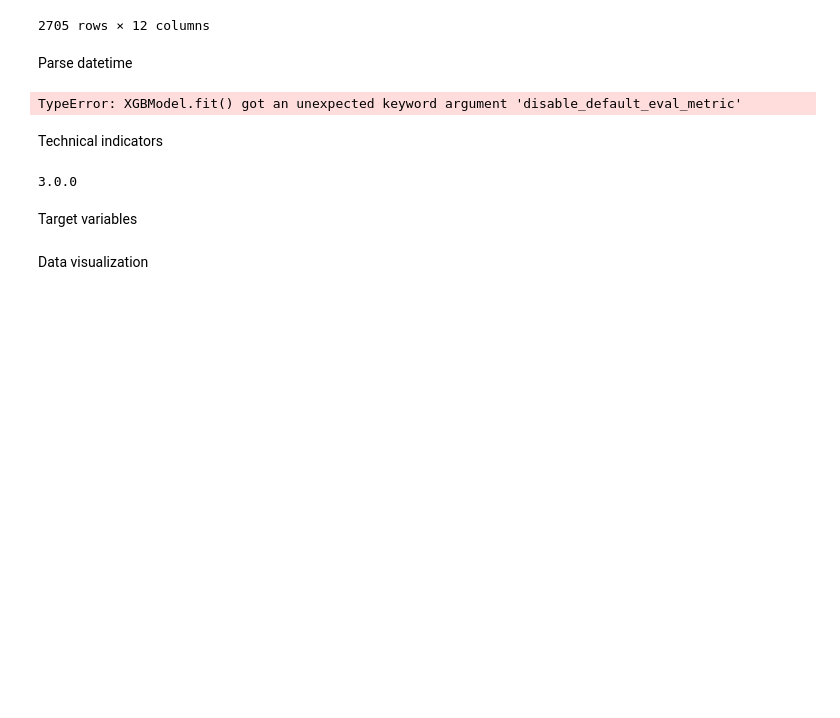
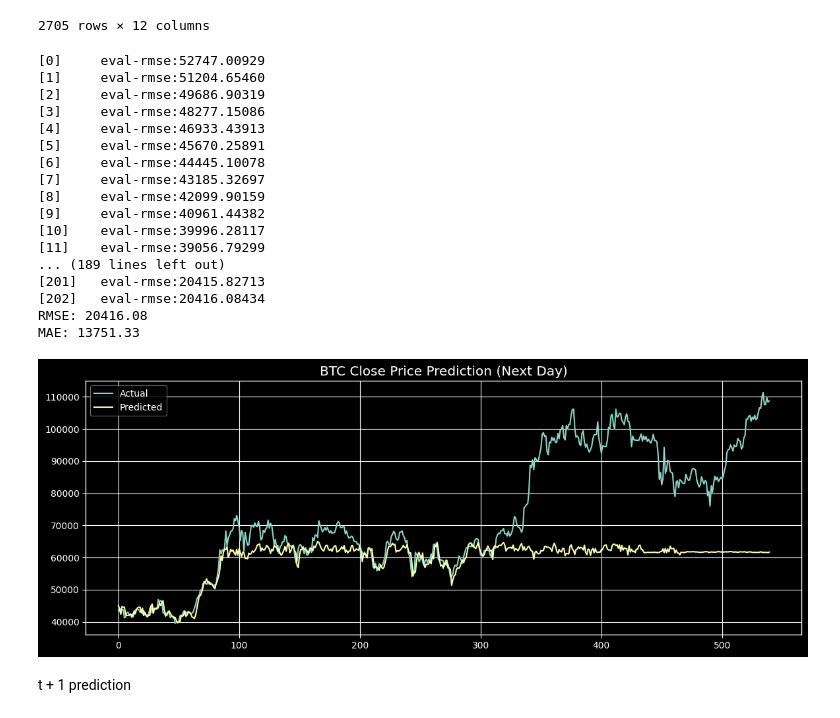
Before and after one commit to dineshmc1/Btc-prediction-using-XGBoost, a Jupyter notebook: main.ipynb, the cells around one changed output. Drawn from its saved outputs; the diff is of its cells as text; code cells hidden in the pictures; blank space fills up the shorter version.

```diff
--- a/main.ipynb
+++ b/main.ipynb
@@ -105,8 +105,6 @@ df.isna()
 | 2703 | False | False | False | False | False | False | False | False | ... |
 | 2704 | False | False | False | False | False | False | False | False | ... |
 2705 rows × 12 columns
-# %% [markdown]
-Parse datetime
 # %%
 df['Open time'] = pd.to_datetime(df['Open time'])
 df.sort_values('Open time', inplace=True)
@@ -132,56 +130,69 @@ df['month'] = df['Open time'].dt.month
 df_model = df.dropna().copy()
 
 # Drop unused columns
 drop_cols = ['Open time', 'Close time', 'Ignore', 'target_t+1']
 features = df_model.drop(columns=drop_cols + ['target_t+1']).columns.tolist()
 
 # Define features and target
 X = df_model[features]
 y = df_model['target_t+1']
 
 split_idx = int(len(X) * 0.8)
 X_train, X_test = X.iloc[:split_idx], X.iloc[split_idx:]
 y_train, y_test = y.iloc[:split_idx], y.iloc[split_idx:]
 
-model = XGBRegressor(
-    n_estimators=300,
-    max_depth=5,
-    learning_rate=0.05,
-    subsample=0.8,
-    colsample_bytree=0.8,
-    random_state=42
+dtrain = xgb.DMatrix(X_train, label=y_train)
+dtest = xgb.DMatrix(X_test, label=y_test)
+
+params = {
+    'max_depth': 5,
+    'eta': 0.05,
+    'subsample': 0.8,
+    'colsample_bytree': 0.8,
+    'objective': 'reg:squarederror',
+    'eval_metric': 'rmse'
+}
+
+model = xgb.train(
+    params=params,
+    dtrain=dtrain,
+    num_boost_round=300,
+    evals=[(dtest, "eval")],
+    callbacks=[EarlyStopping(rounds=20)]
 )
 
-model.fit(X_train, y_train,
-          eval_set=[(X_test, y_test)],
-          eval_metric="rmse",
-          callbacks=[EarlyStopping(rounds=20)],
-          verbose=False)
-
-y_pred = model.predict(X_test)
+y_pred = model.predict(dtest)
 rmse = np.sqrt(mean_squared_error(y_test, y_pred))
 mae = mean_absolute_error(y_test, y_pred)
 
 print(f"RMSE: {rmse:.2f}")
 print(f"MAE: {mae:.2f}")
 
 # Plot predictions
 plt.figure(figsize=(14, 5))
 plt.plot(y_test.values, label='Actual')
 plt.plot(y_pred, label='Predicted')
 plt.title("BTC Close Price Prediction (Next Day)")
 plt.legend()
 plt.show()
 # %% [output]
-TypeError: XGBModel.fit() got an unexpected keyword argument 'disable_default_eval_metric'
+[0]     eval-rmse:52747.00929
+[1]     eval-rmse:51204.65460
+[2]     eval-rmse:49686.90319
+[3]     eval-rmse:48277.15086
+[4]     eval-rmse:46933.43913
+[5]     eval-rmse:45670.25891
+[6]     eval-rmse:44445.10078
+[7]     eval-rmse:43185.32697
+[8]     eval-rmse:42099.90159
+[9]     eval-rmse:40961.44382
+[10]    eval-rmse:39996.28117
+[11]    eval-rmse:39056.79299
+... (189 lines left out)
+[201]   eval-rmse:20415.82713
+[202]   eval-rmse:20416.08434
+RMSE: 20416.08
+MAE: 13751.33
+[figure, added]
-# %% [markdown]
-Technical indicators
-# %%
-import xgboost
-print(xgboost.__version__)
-# %% [output]
-3.0.0
-# %% [markdown]
-Target variables
-# %% [markdown]
-Data visualization
+# %% [markdown]
+t + 1 prediction
```
Also changed, not shown: parts of 2 cells of this notebook.
